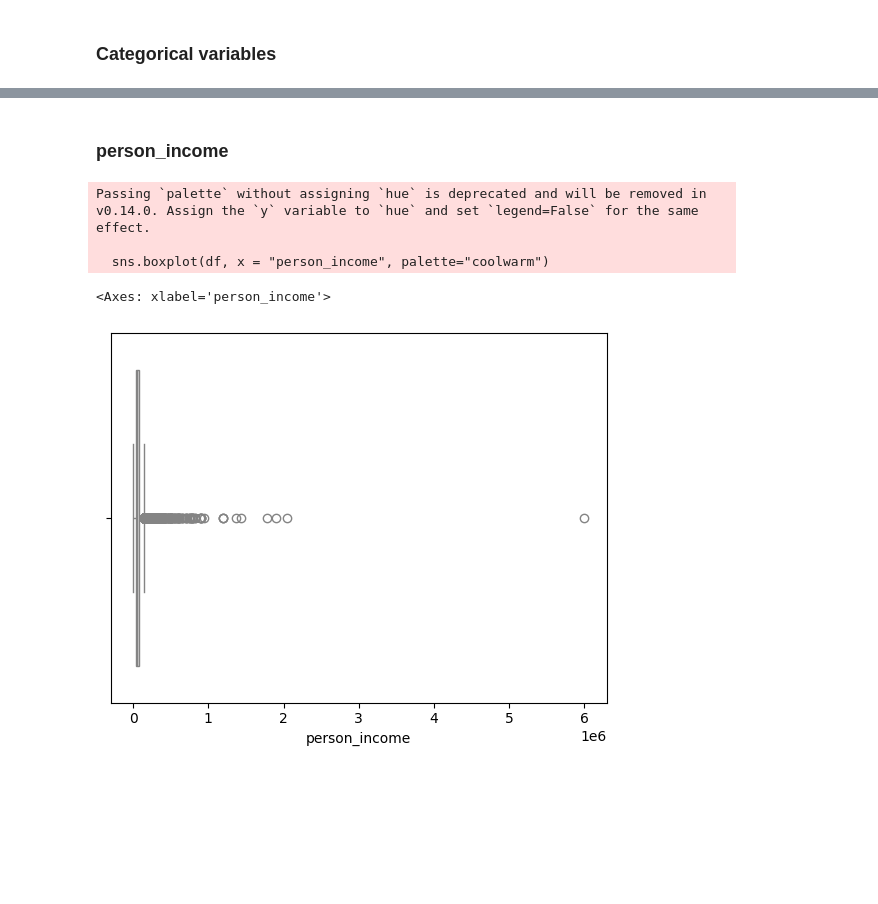
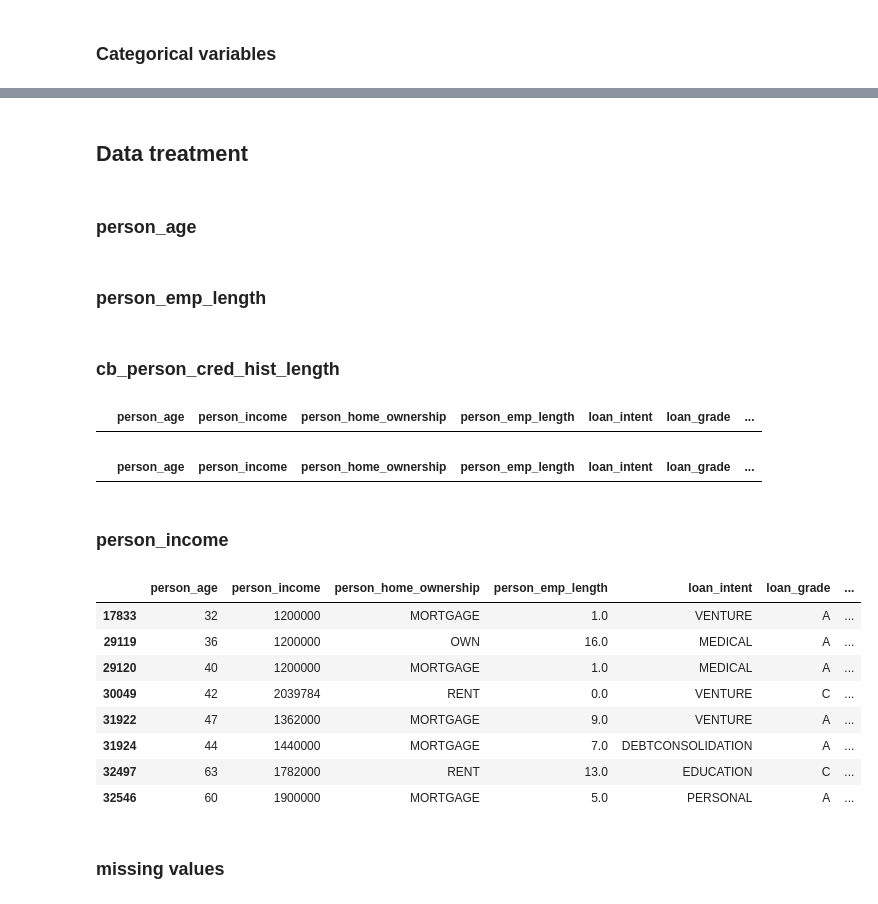
Before and after one commit to shemkatz/credit_risk, a Jupyter notebook: notebook.ipynb, the cells around one changed output, grey strips where cells are left out. Saved outputs shown, nothing was run; the diff lists cells and outputs as text; code cells hidden in the pictures; blank space fills up the shorter version.

```diff
--- a/notebook.ipynb
+++ b/notebook.ipynb
@@ -178,10 +196,57 @@ sns.histplot(df, x= "person_age", palette = "coolwarm")
+# %% [markdown]
+## Data treatment
+# %%
+df_clean = df.copy()
+# %% [markdown]
+### person_age
+# %%
+df_clean[df_clean["person_age"]>80]
+
+#Clearly there are some incorrect fields here with person age > 100 years. We will remove these rows
+#Note, for IRB modelling, this would require more investigation as one cannot simply remove data without
+#strong justification
+
+df_clean = df_clean[df_clean["person_age"]<100]
+# %% [markdown]
+### person_emp_length
+# %%
+df_clean[df_clean["person_emp_length"]>df_clean["person_age"]]
+
+#We notice there are some invalid values for age/employment length. We will remove these rows.
+#We remove cases where emp_length is greater than person_age
+
+#we need to be careful how we do it, because person_emp_length contains missing values and we
+#dont want to lose the rows with missing values for person_emp_length
+df_clean = df_clean[(df_clean["person_emp_length"].isnull()) |
+                    (df_clean["person_emp_length"] < df_clean["person_age"])]
+# %% [markdown]
+### cb_person_cred_hist_length
+# %%
+df_clean[df_clean["cb_person_cred_hist_length"]>df_clean["person_age"]]
+# %% [output]
+|  | person_age | person_income | person_home_ownership | person_emp_length | loan_intent | loan_grade | ... |
+# %%
+df_clean[df_clean["cb_person_cred_hist_length"]>80]
+# %% [output]
+|  | person_age | person_income | person_home_ownership | person_emp_length | loan_intent | loan_grade | ... |
 # %% [markdown]
 ### person_income
-# %%
-sns.boxplot(df, x = "person_income", palette="coolwarm", )
-# %% [output]
-Passing `palette` without assigning `hue` is deprecated and will be removed in v0.14.0. Assign the `y` variable to `hue` and set `legend=False` for the same effect.
-
-  sns.boxplot(df, x = "person_income", palette="coolwarm")
-<Axes: xlabel='person_income'>
-[figure, removed]
+# %%
+#from histogram, we see person_income has some large values. Lets investigate further.
+df_clean[df_clean["person_income"]>1000000]
+
+#We have some largue annual incomes greater than 1m, with a small loan amount. This
+#is unlikely. We would need to comfirm this with stakeholders to check the reliability
+#of this information but we can't. Therefore, I will assume they are correct.
+# %% [output]
+|  | person_age | person_income | person_home_ownership | person_emp_length | loan_intent | loan_grade | ... |
+| 17833 | 32 | 1200000 | MORTGAGE | 1.0 | VENTURE | A | ... |
+| 29119 | 36 | 1200000 | OWN | 16.0 | MEDICAL | A | ... |
+| 29120 | 40 | 1200000 | MORTGAGE | 1.0 | MEDICAL | A | ... |
+| 30049 | 42 | 2039784 | RENT | 0.0 | VENTURE | C | ... |
+| 31922 | 47 | 1362000 | MORTGAGE | 9.0 | VENTURE | A | ... |
+| 31924 | 44 | 1440000 | MORTGAGE | 7.0 | DEBTCONSOLIDATION | A | ... |
+| 32497 | 63 | 1782000 | RENT | 13.0 | EDUCATION | C | ... |
+| 32546 | 60 | 1900000 | MORTGAGE | 5.0 | PERSONAL | A | ... |
+# %% [markdown]
+### missing values
```
Also changed, not shown: parts of 22 cells of this notebook.
